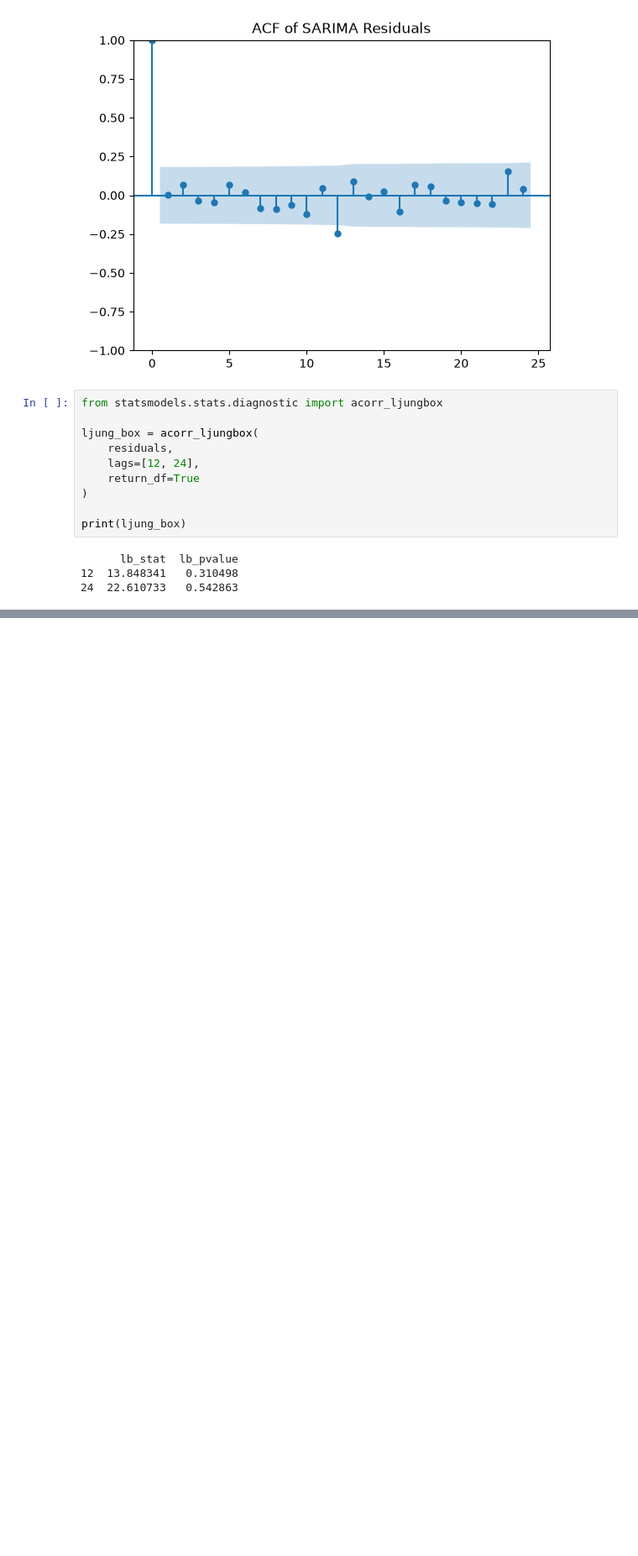
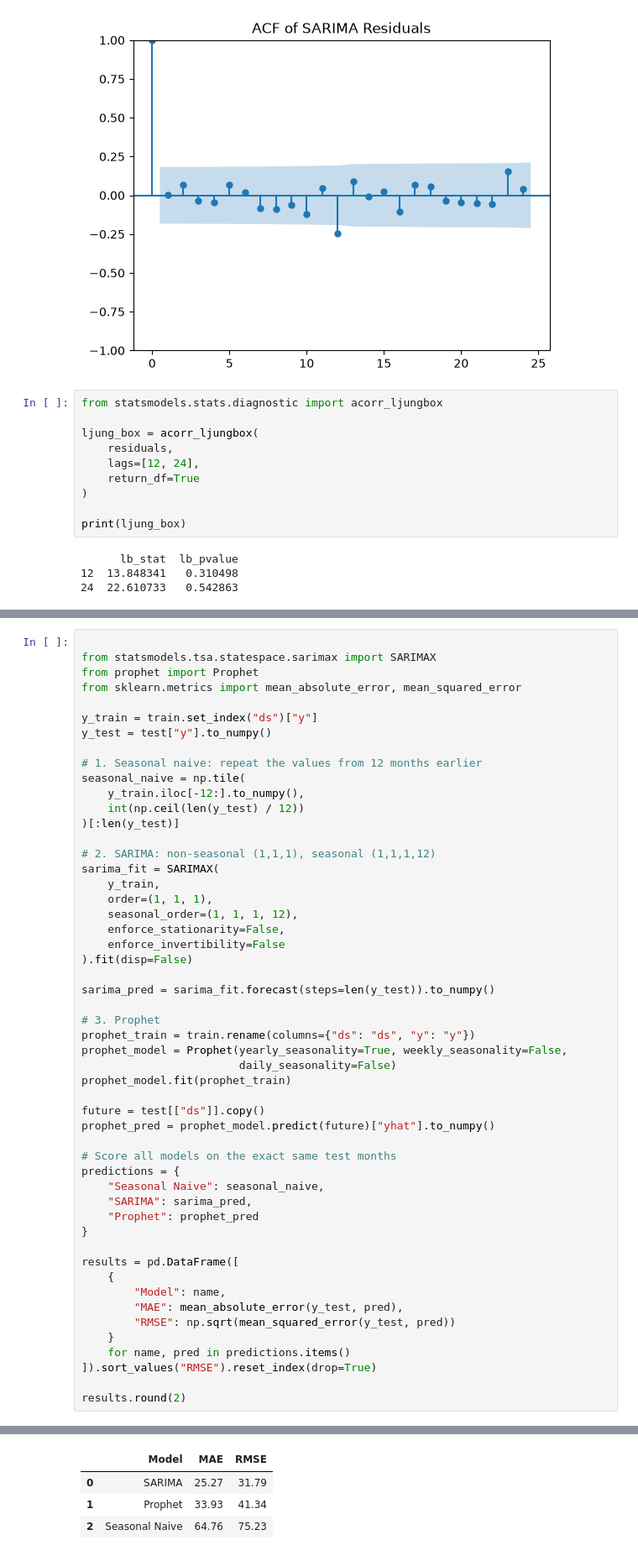
Before and after one commit to devlprkhan/dl_learning, a Jupyter notebook: notebook/Time-Series/times_series_revsion/rev_1.ipynb, the cells around one changed output, grey strips where cells are left out. Shown at 84% size. Saved outputs shown, nothing was run; the diff lists cells and outputs as text; blank space fills up the shorter version.

```diff
--- a/notebook/Time-Series/times_series_revsion/rev_1.ipynb
+++ b/notebook/Time-Series/times_series_revsion/rev_1.ipynb
@@ -783,0 +826,53 @@ print(ljung_box)
+# %%
+
+from statsmodels.tsa.statespace.sarimax import SARIMAX
+from prophet import Prophet
+from sklearn.metrics import mean_absolute_error, mean_squared_error
+
+y_train = train.set_index("ds")["y"]
+y_test = test["y"].to_numpy()
+
+# 1. Seasonal naive: repeat the values from 12 months earlier
+seasonal_naive = np.tile(
+    y_train.iloc[-12:].to_numpy(),
+    int(np.ceil(len(y_test) / 12))
+)[:len(y_test)]
+
+# 2. SARIMA: non-seasonal (1,1,1), seasonal (1,1,1,12)
+sarima_fit = SARIMAX(
+    y_train,
+    order=(1, 1, 1),
+    seasonal_order=(1, 1, 1, 12),
+    enforce_stationarity=False,
+    enforce_invertibility=False
+).fit(disp=False)
+
+sarima_pred = sarima_fit.forecast(steps=len(y_test)).to_numpy()
+
+# 3. Prophet
+prophet_train = train.rename(columns={"ds": "ds", "y": "y"})
+prophet_model = Prophet(yearly_seasonality=True, weekly_seasonality=False,
+                        daily_seasonality=False)
+prophet_model.fit(prophet_train)
+
+future = test[["ds"]].copy()
+prophet_pred = prophet_model.predict(future)["yhat"].to_numpy()
+
+# Score all models on the exact same test months
+predictions = {
+    "Seasonal Naive": seasonal_naive,
+    "SARIMA": sarima_pred,
+    "Prophet": prophet_pred
+}
+
+results = pd.DataFrame([
+    {
+        "Model": name,
+        "MAE": mean_absolute_error(y_test, pred),
+        "RMSE": np.sqrt(mean_squared_error(y_test, pred))
+    }
+    for name, pred in predictions.items()
+]).sort_values("RMSE").reset_index(drop=True)
+
+results.round(2)
+# %% [output]
@@ -783,0 +882,4 @@ print(ljung_box)
+|  | Model | MAE | RMSE |
+| 0 | SARIMA | 25.27 | 31.79 |
+| 1 | Prophet | 33.93 | 41.34 |
+| 2 | Seasonal Naive | 64.76 | 75.23 |
```
Also changed, not shown: parts of 12 cells of this notebook.
